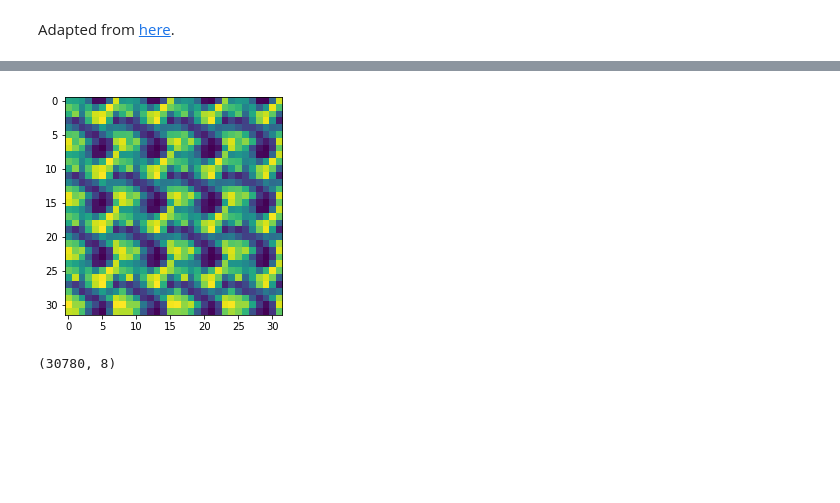
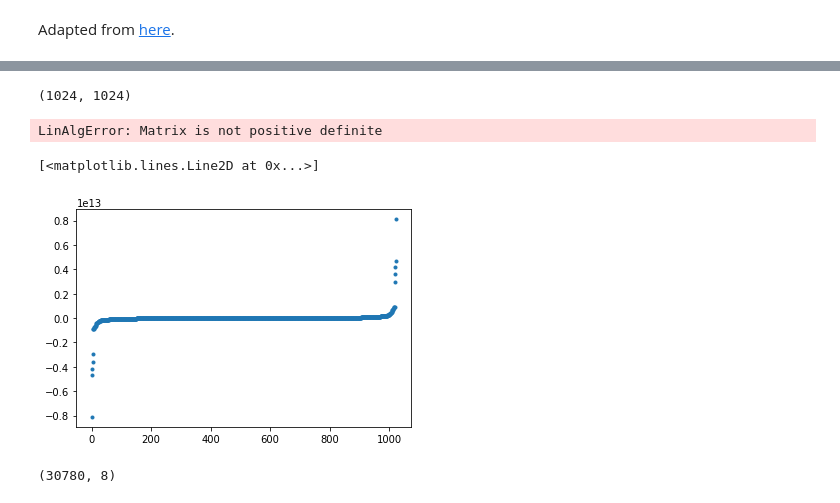
Before and after one commit to dkirkby/DC2, a Jupyter notebook: Playground.ipynb, the cells around one changed output, grey strips where cells are left out. Cells and saved outputs as stored; diff of their text form; code cells hidden in the pictures; blank space fills up the shorter version.

```diff
--- a/Playground.ipynb
+++ b/Playground.ipynb
@@ -331,8 +333,20 @@ plt.imshow(equalize(A1.C), interpolation='none')
-# %%
-plt.imshow(equalize(A2.mu.reshape(32, 32)), interpolation='none')
-plt.grid(False)
-# %% [output]
-[figure, removed]
+# %%
+C = A1.C / A2.C
+# %%
+C.shape
+# %% [output]
+(1024, 1024)
+# %%
+evals, evecs = np.linalg.eigh(C)
+# %%
+np.linalg.cholesky(C)
+# %% [output]
+LinAlgError: Matrix is not positive definite
+# %%
+plt.plot(evals, '.')
+# %% [output]
+[<matplotlib.lines.Line2D at 0x...>]
+[figure, added]
 # %%
 Y = fit.transform(X, ivar)
 # %%
```
Also changed, not shown: parts of 2 cells of this notebook.
